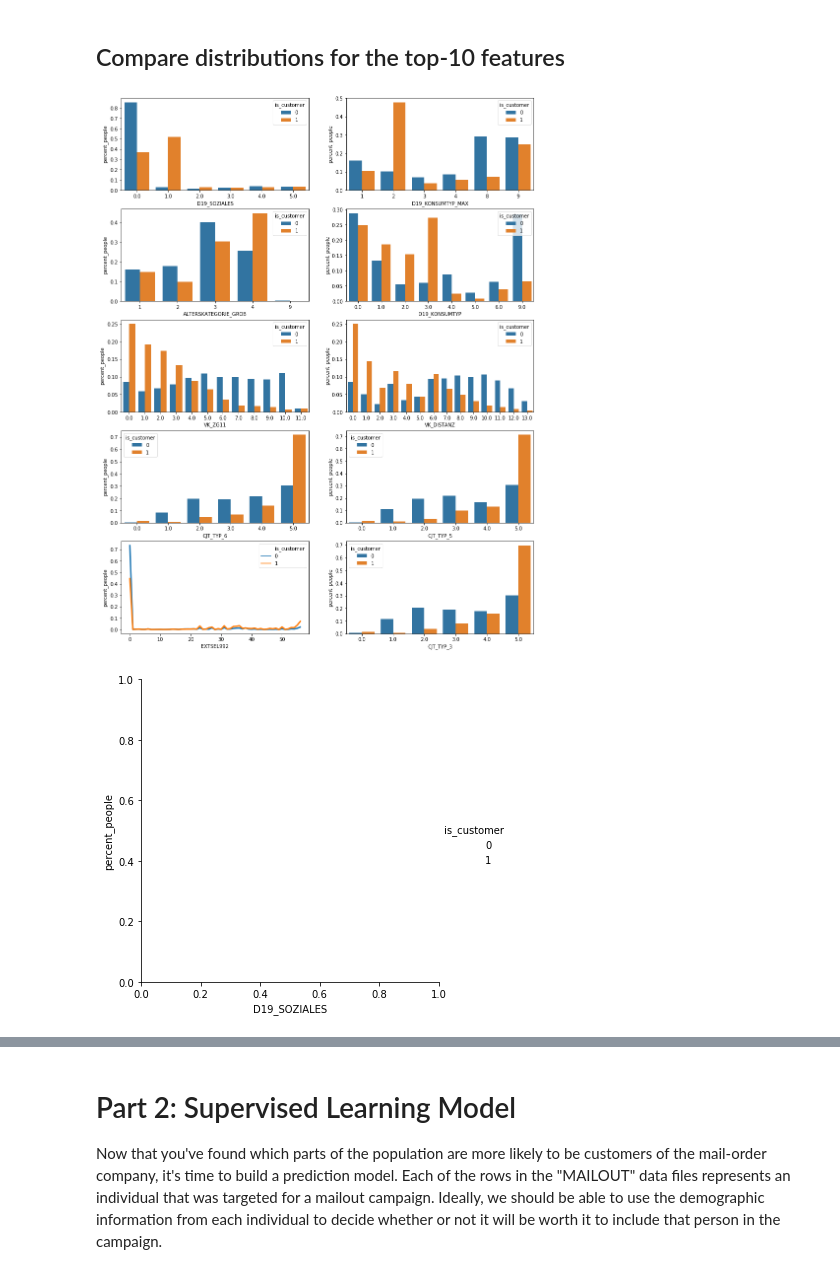
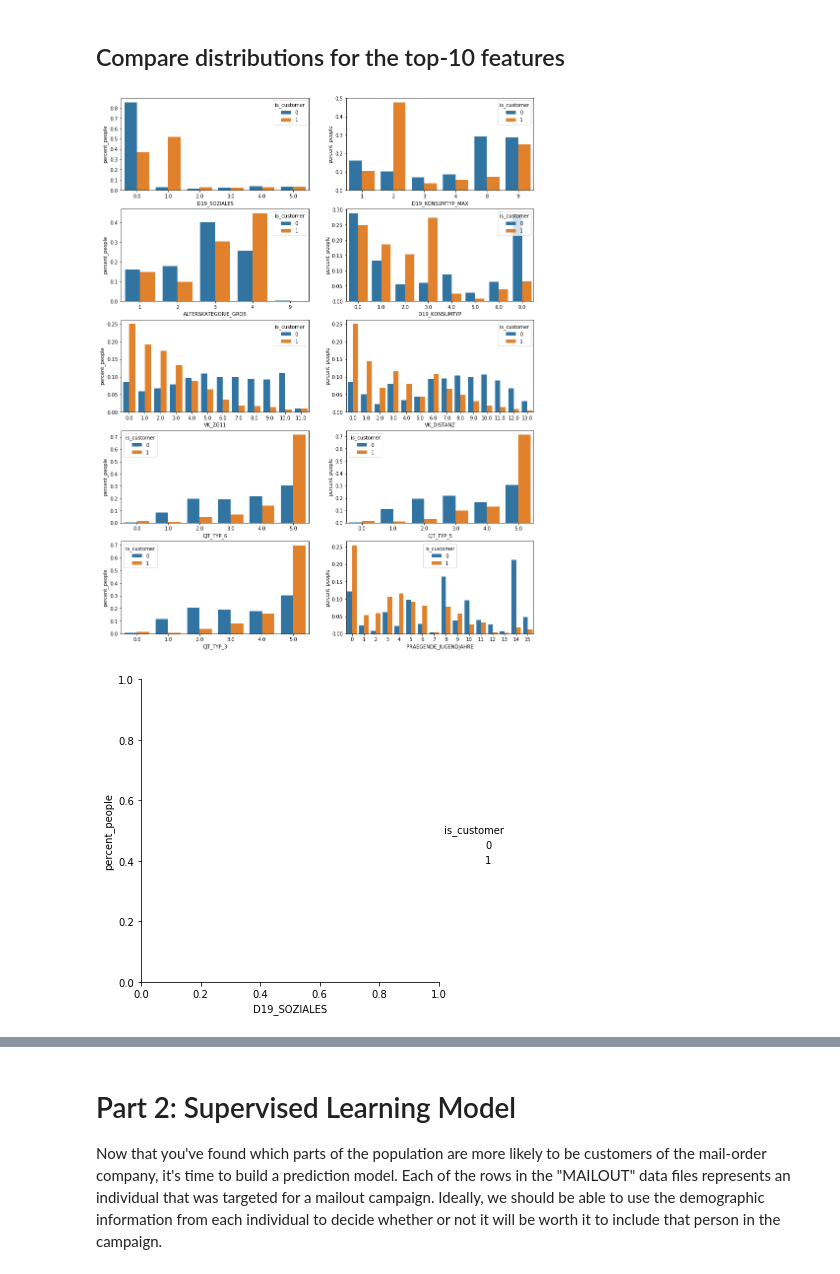
Before and after one commit to olalakul/udacity-MLengineer-capstone, a Jupyter notebook: Arvato Project Workbook.ipynb, the cells around one changed output, grey strips where cells are left out. Drawn from its saved outputs; the diff is of its cells as text; code cells hidden in the pictures.

```diff
--- a/Arvato Project Workbook.ipynb
+++ b/Arvato Project Workbook.ipynb
@@ -321,35 +321,36 @@ The main bulk of your analysis will come in this part of the project. Here, you
 # display(tmp)
 # %%
 top10_columns = ['D19_SOZIALES', 'D19_KONSUMTYP_MAX', 'ALTERSKATEGORIE_GROB', 'D19_KONSUMTYP',
-                 'VK_ZG11', 'VK_DISTANZ', 'CJT_TYP_6', 'CJT_TYP_5', 'EXTSEL992', 'CJT_TYP_3']
+                 'VK_ZG11', 'VK_DISTANZ', 'CJT_TYP_6', 'CJT_TYP_5',  'CJT_TYP_3', 'PRAEGENDE_JUGENDJAHRE']
+# 'EXTSEL992'  need further clarification
 # %%
 import seaborn as sns
 # %%
 #gr = data.groupby(is_customer)
 fig, ax = plt.subplots(5,2, figsize=(15,20))
 for i, colu in enumerate(top10_columns):
     n = azdias[colu].nunique()
     #tmp = gr[colu].value_counts().reset_index(level=0).rename(columns={'level_0':'is_customer'})
     tmp = data.groupby(is_customer)[colu].value_counts().reset_index(level=0).rename(
                         columns={'level_0':'is_customer', colu: 'n_people'}).reset_index()
 
     for c in [0,1]:
         tmp.loc[tmp.is_customer==c, 'percent_people'] = \
                   tmp.loc[tmp.is_customer==c, 'n_people']/tmp.loc[tmp.is_customer==c, 'n_people'].sum(axis=0)
 
     #display(tmp)
-    if n<15:
+    if n<20:
         #tmp.plot.barh(ax=ax[i//2, i%2], title=colu, c='is_customer')
         _ = sns.catplot(ax=ax[i//2, i%2], kind='bar',
                             x=colu, y='percent_people', hue='is_customer', data=tmp)
     else:
         #tmp.plot.hist(ax=ax[i//2, i%2], title=colu, c='is_customer', bins=100, log=True)
         _ = sns.lineplot(ax=ax[i//2, i%2], lw=3,
                                x=colu, y='percent_people', hue='is_customer', data=tmp)
 display(fig)
 plt.close(fig)
 # %% [output]
-[figure, old version]
+[figure, new version]
 [figure]
 [figure]
 [figure]
```
Also changed, not shown: parts of 4 cells of this notebook.
